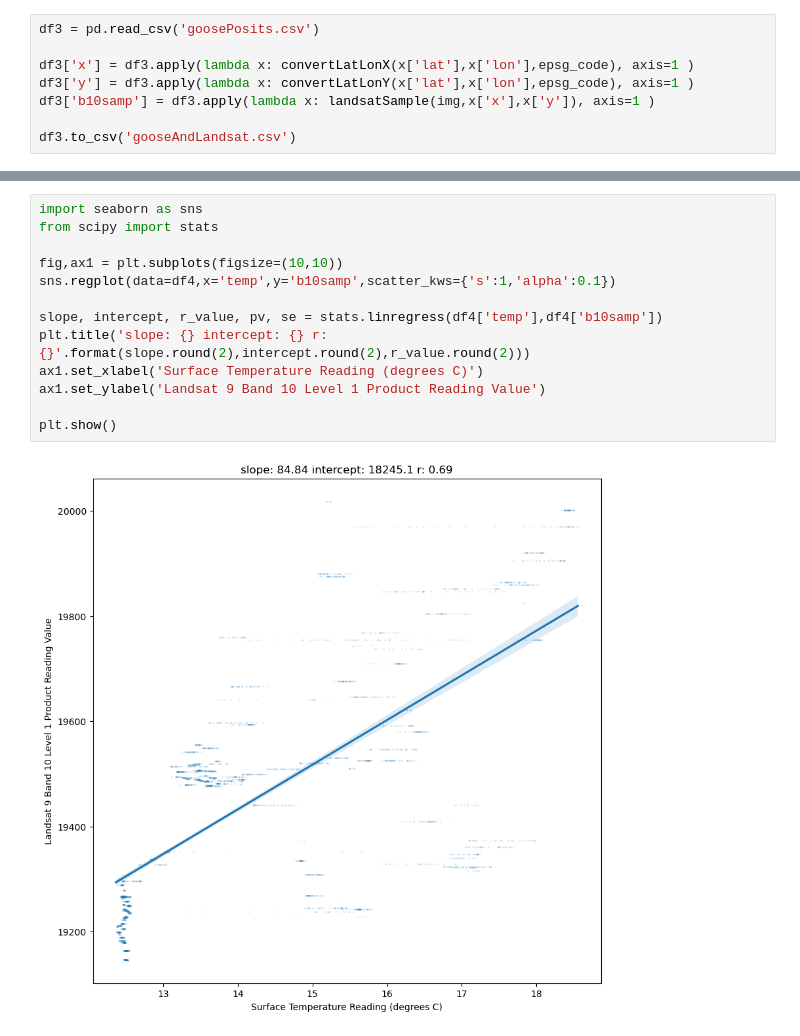
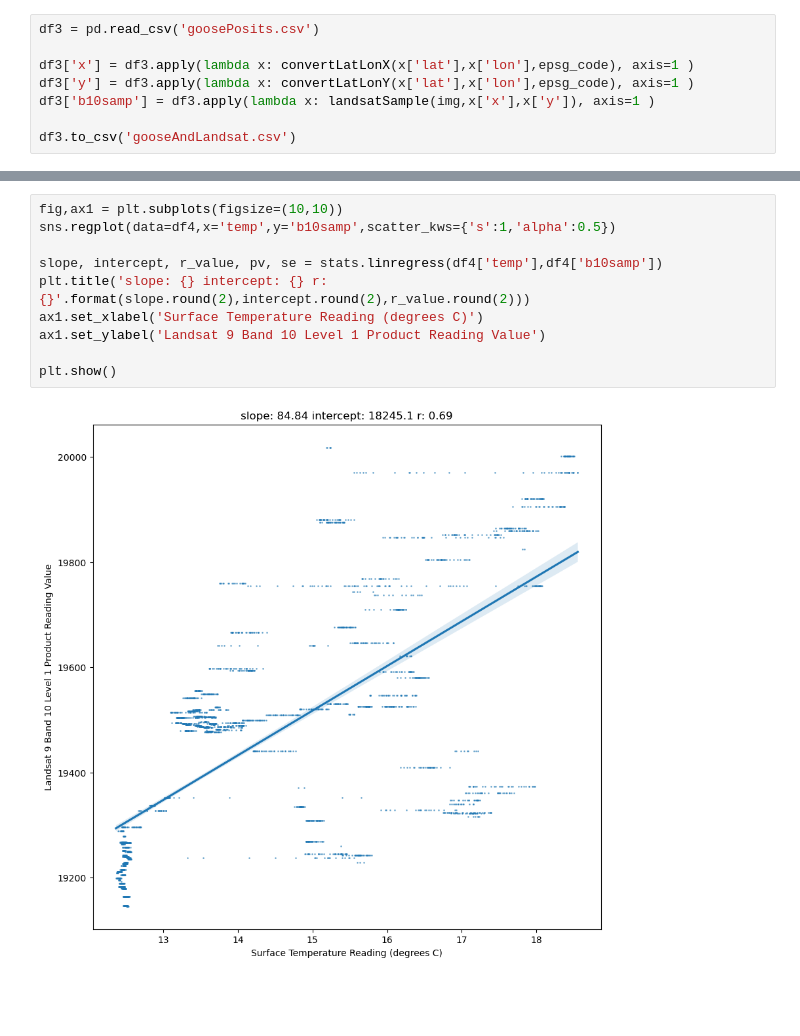
Before and after one commit to Repair-Redress/satHelper, a Jupyter notebook: gooseData.ipynb, the cells around one changed output, grey strips where cells are left out. Saved outputs shown, nothing was run; the diff lists cells and outputs as text; blank space fills up the shorter version.

```diff
--- a/gooseData.ipynb
+++ b/gooseData.ipynb
@@ -165,15 +170,12 @@ df4.cov()
-# %%
-import seaborn as sns
-from scipy import stats
-
-fig,ax1 = plt.subplots(figsize=(10,10))
-sns.regplot(data=df4,x='temp',y='b10samp',scatter_kws={'s':1,'alpha':0.1})
-
-slope, intercept, r_value, pv, se = stats.linregress(df4['temp'],df4['b10samp'])
-plt.title('slope: {} intercept: {} r: {}'.format(slope.round(2),intercept.round(2),r_value.round(2)))
-ax1.set_xlabel('Surface Temperature Reading (degrees C)')
-ax1.set_ylabel('Landsat 9 Band 10 Level 1 Product Reading Value')
-
-plt.show()
-# %% [output]
-[figure, removed]
+# %%
+fig,ax1 = plt.subplots(figsize=(10,10))
+sns.regplot(data=df4,x='temp',y='b10samp',scatter_kws={'s':1,'alpha':0.5})
+
+slope, intercept, r_value, pv, se = stats.linregress(df4['temp'],df4['b10samp'])
+plt.title('slope: {} intercept: {} r: {}'.format(slope.round(2),intercept.round(2),r_value.round(2)))
+ax1.set_xlabel('Surface Temperature Reading (degrees C)')
+ax1.set_ylabel('Landsat 9 Band 10 Level 1 Product Reading Value')
+
+plt.show()
+# %% [output]
+[figure, added]
```
Also changed, not shown: parts of 7 cells of this notebook.
